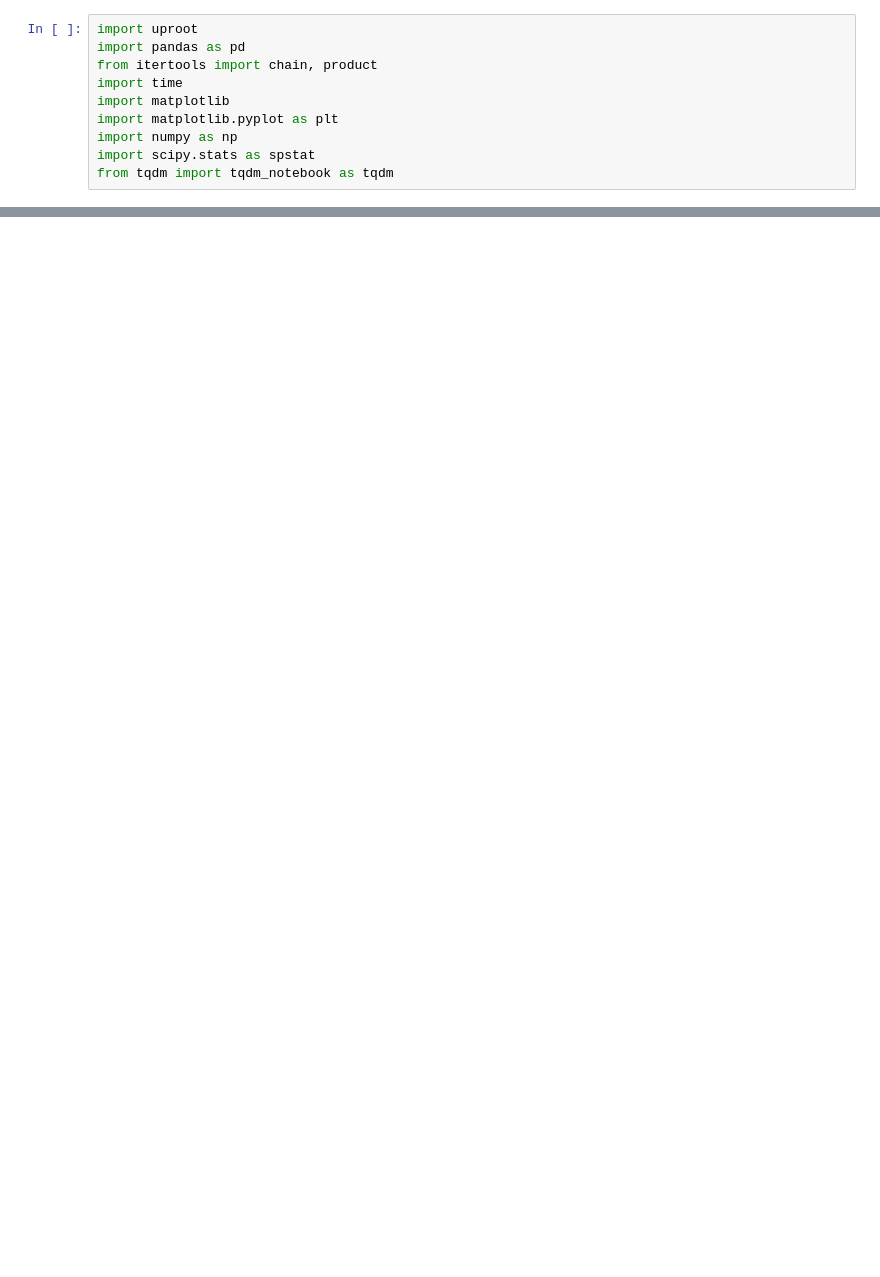
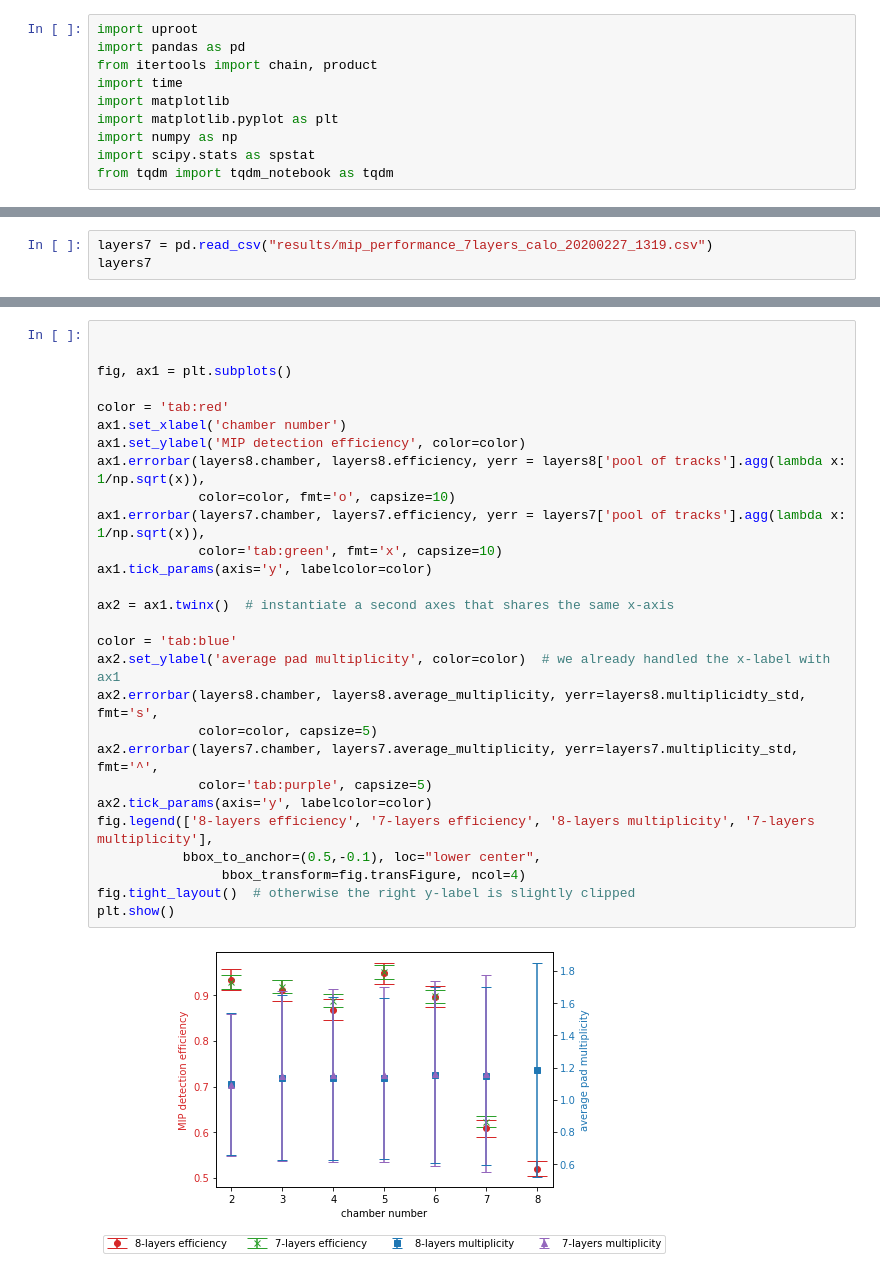
Before and after one commit to dansichi/RPWELL_SDHCAL_analysis, a Jupyter notebook: Untitled.ipynb, the cells around one changed output, grey strips where cells are left out. Saved outputs shown, nothing was run; the diff lists cells and outputs as text; blank space fills up the shorter version.

```diff
--- a/Untitled.ipynb
+++ b/Untitled.ipynb
@@ -58,0 +371,3 @@ file["synthetic_np"].show()
+# %%
+layers7 = pd.read_csv("results/mip_performance_7layers_calo_20200227_1319.csv")
+layers7
@@ -58,0 +382,30 @@ file["synthetic_np"].show()
+# %%
+
+
+fig, ax1 = plt.subplots()
+
+color = 'tab:red'
+ax1.set_xlabel('chamber number')
+ax1.set_ylabel('MIP detection efficiency', color=color)
+ax1.errorbar(layers8.chamber, layers8.efficiency, yerr = layers8['pool of tracks'].agg(lambda x: 1/np.sqrt(x)),
+             color=color, fmt='o', capsize=10)
+ax1.errorbar(layers7.chamber, layers7.efficiency, yerr = layers7['pool of tracks'].agg(lambda x: 1/np.sqrt(x)),
+             color='tab:green', fmt='x', capsize=10)
+ax1.tick_params(axis='y', labelcolor=color)
+
+ax2 = ax1.twinx()  # instantiate a second axes that shares the same x-axis
+
+color = 'tab:blue'
+ax2.set_ylabel('average pad multiplicity', color=color)  # we already handled the x-label with ax1
+ax2.errorbar(layers8.chamber, layers8.average_multiplicity, yerr=layers8.multiplicidty_std, fmt='s',
+             color=color, capsize=5)
+ax2.errorbar(layers7.chamber, layers7.average_multiplicity, yerr=layers7.multiplicity_std, fmt='^',
+             color='tab:purple', capsize=5)
+ax2.tick_params(axis='y', labelcolor=color)
+fig.legend(['8-layers efficiency', '7-layers efficiency', '8-layers multiplicity', '7-layers multiplicity'],
+           bbox_to_anchor=(0.5,-0.1), loc="lower center",
+                bbox_transform=fig.transFigure, ncol=4)
+fig.tight_layout()  # otherwise the right y-label is slightly clipped
+plt.show()
+# %% [output]
+[figure, added]
```
Also changed, not shown: parts of 53 cells of this notebook, 10 other files.
